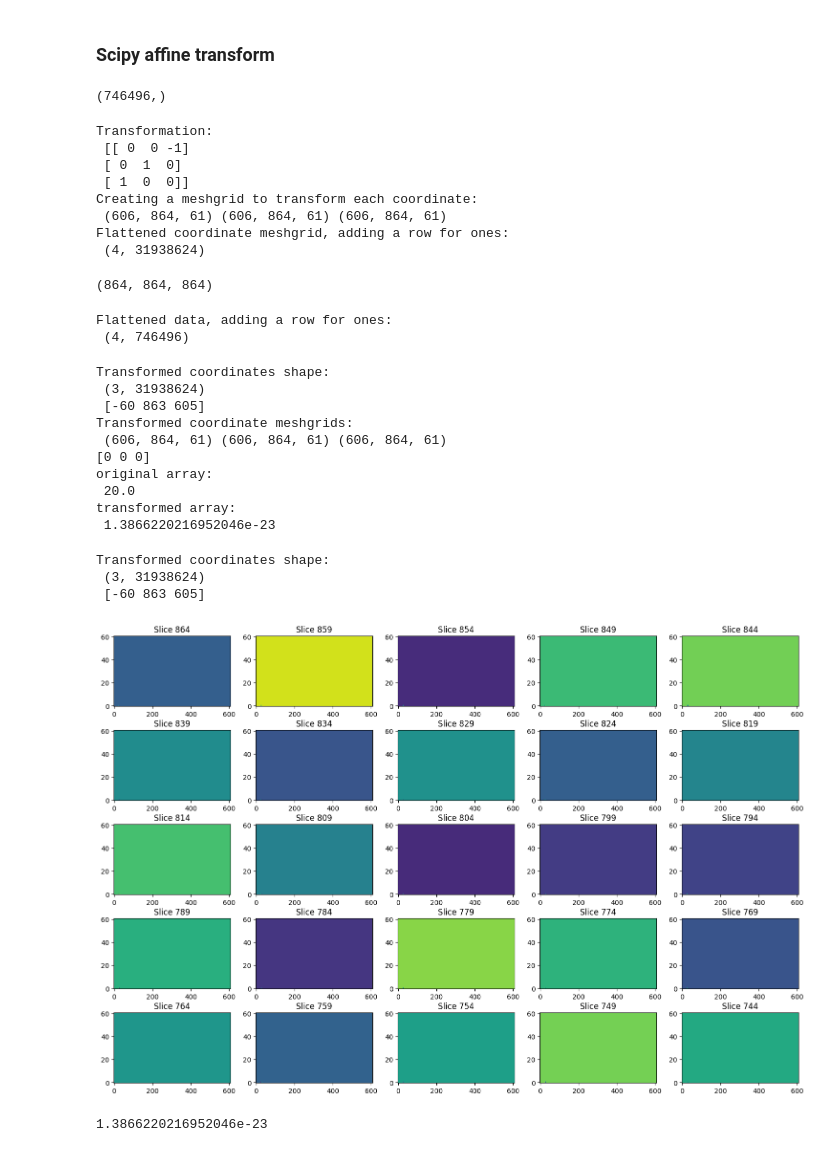
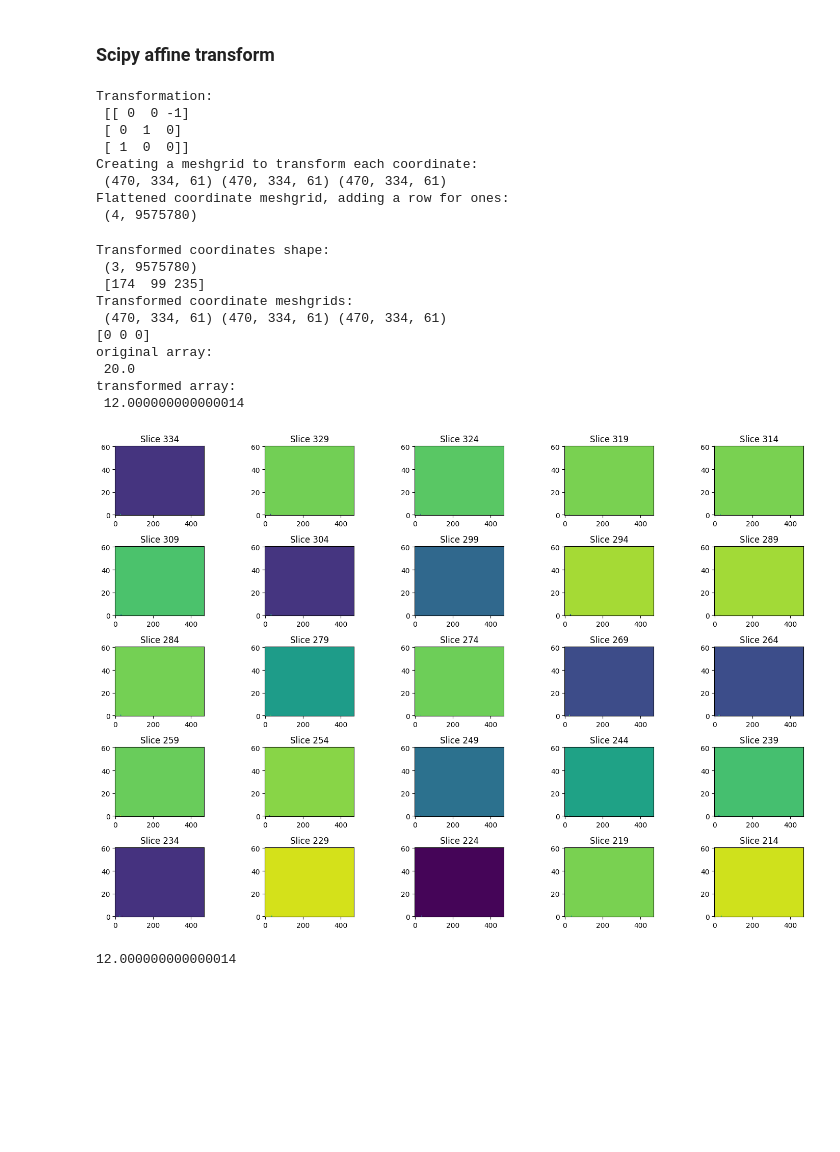
Before and after one commit to carlocagnetta/robotic_nerve_us, a Jupyter notebook: nibabel_visualization/mri_visual.ipynb, the cells around one changed output. Saved outputs shown, nothing was run; the diff lists cells and outputs as text; code cells hidden in the pictures; blank space fills up the shorter version.

```diff
--- a/nibabel_visualization/mri_visual.ipynb
+++ b/nibabel_visualization/mri_visual.ipynb
@@ -655,10 +661,6 @@ image_transformed = nib.Nifti1Image(image_transformed_data, mri_1_label_affine)
 nib.save(image_transformed, 'image_transformed.nii')
 # %% [markdown]
 ### Scipy affine transform
-# %%
-padded_array[0].ravel().shape
-# %% [output]
-(746496,)
 # %%
 from scipy.ndimage import affine_transform
 
@@ -667,7 +669,7 @@ transformation_matrix = trans
 print("Transformation: \n", transformation_matrix[:3,:3])
 
 # Your original 3D array
-original_array = mri_1_label_data
+original_array = interest_data
 
 # Create a grid of coordinates for each voxel in the original array
 x, y, z = np.meshgrid(np.arange(original_array.shape[0]),
@@ -676,7 +678,7 @@ x, y, z = np.meshgrid(np.arange(original_array.shape[0]),
 print("Creating a meshgrid to transform each coordinate: \n", x.shape,  y.shape, z.shape)
 
 # Reshape the coordinates to a 2D array for matrix multiplication
-coordinates = np.vstack((x.ravel(), y.ravel(), z.ravel(), np.ones_like(x.ravel())))
+coordinates = np.vstack((x.ravel()-x_center, y.ravel()-y_center, z.ravel()-z_center, np.ones_like(x.ravel())))
 print("Flattened coordinate meshgrid, adding a row for ones: \n", coordinates.shape)
 # %% [output]
 Transformation:
@@ -684,19 +686,9 @@ Transformation:
  [ 0  1  0]
  [ 1  0  0]]
 Creating a meshgrid to transform each coordinate:
- (606, 864, 61) (606, 864, 61) (606, 864, 61)
+ (470, 334, 61) (470, 334, 61) (470, 334, 61)
 Flattened coordinate meshgrid, adding a row for ones:
- (4, 31938624)
+ (4, 9575780)
-# %%
-padded_array[:].shape
-# %% [output]
-(864, 864, 864)
-# %%
-flat = np.vstack((padded_array[0].ravel(), padded_array[1].ravel(), padded_array[2].ravel(), np.ones_like(padded_array[0].ravel())))
-print("Flattened data, adding a row for ones: \n", flat.shape)
-# %% [output]
-Flattened data, adding a row for ones:
- (4, 746496)
 # %%
 # Apply the transformation matrix to the coordinates
 transformed_coordinates = np.dot(transformation_matrix, coordinates)[:3]
@@ -714,31 +706,23 @@ print("original array: \n", np.max(original_array))
 print("transformed array: \n", np.max(transformed_array))
 # %% [output]
 Transformed coordinates shape:
- (3, 31938624)
- [-60 863 605]
+ (3, 9575780)
+ [174  99 235]
 Transformed coordinate meshgrids:
- (606, 864, 61) (606, 864, 61) (606, 864, 61)
+ (470, 334, 61) (470, 334, 61) (470, 334, 61)
 [0 0 0]
 original array:
  20.0
 transformed array:
- 1.3866220216952046e-23
+ 12.000000000000014
-# %%
-# Apply the transformation matrix
-transformed_coordinates = np.dot(transformation_matrix, coordinates)[:3]
-print("Transformed coordinates shape: \n", transformed_coordinates.shape, "\n", transformed_coordinates[:, -1])
-# %% [output]
-Transformed coordinates shape:
- (3, 31938624)
- [-60 863 605]
 # %%
-show_slices(transformed_array, 25, 5)
+show_slices(transformed_array, transformed_array.shape[1]-190, 25, 5)
 # %% [output]
-[figure, old version]
+[figure, new version]
 # %%
 print(np.max(transformed_array))
 # %% [output]
-1.3866220216952046e-23
+12.000000000000014
 # %%
 transformed_img = nib.Nifti1Image(transformed_array, mri_1_label_affine)
 transformed_img_data = transformed_img.get_fdata()
```
Also changed, not shown: parts of 7 cells of this notebook, 3 other files.
